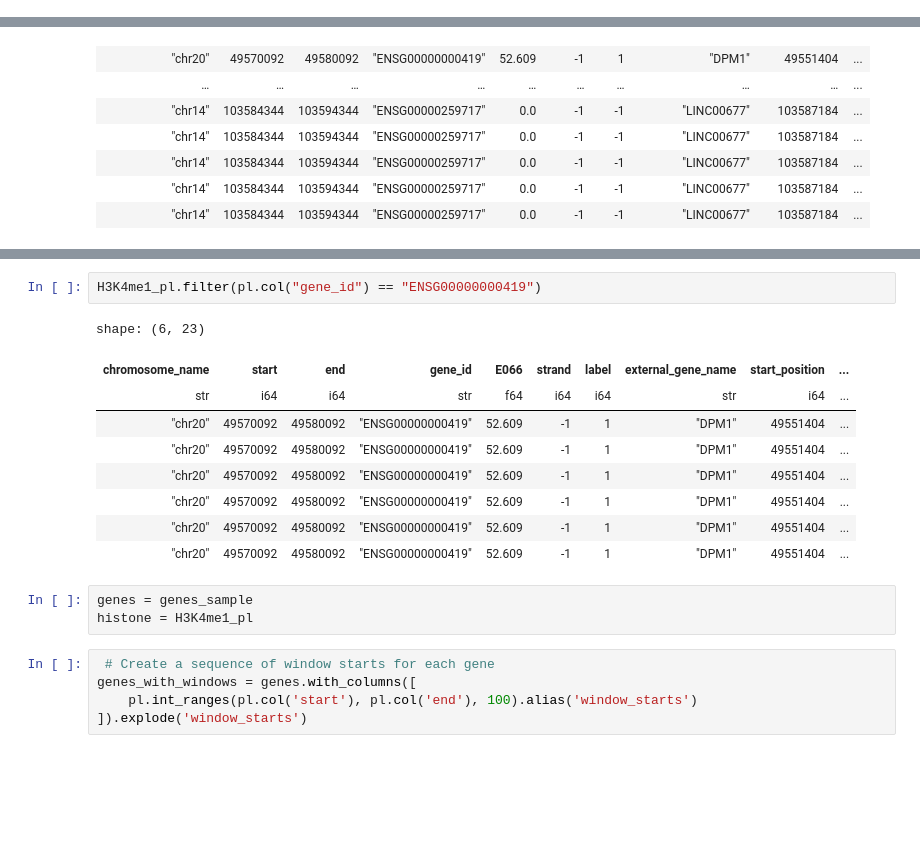
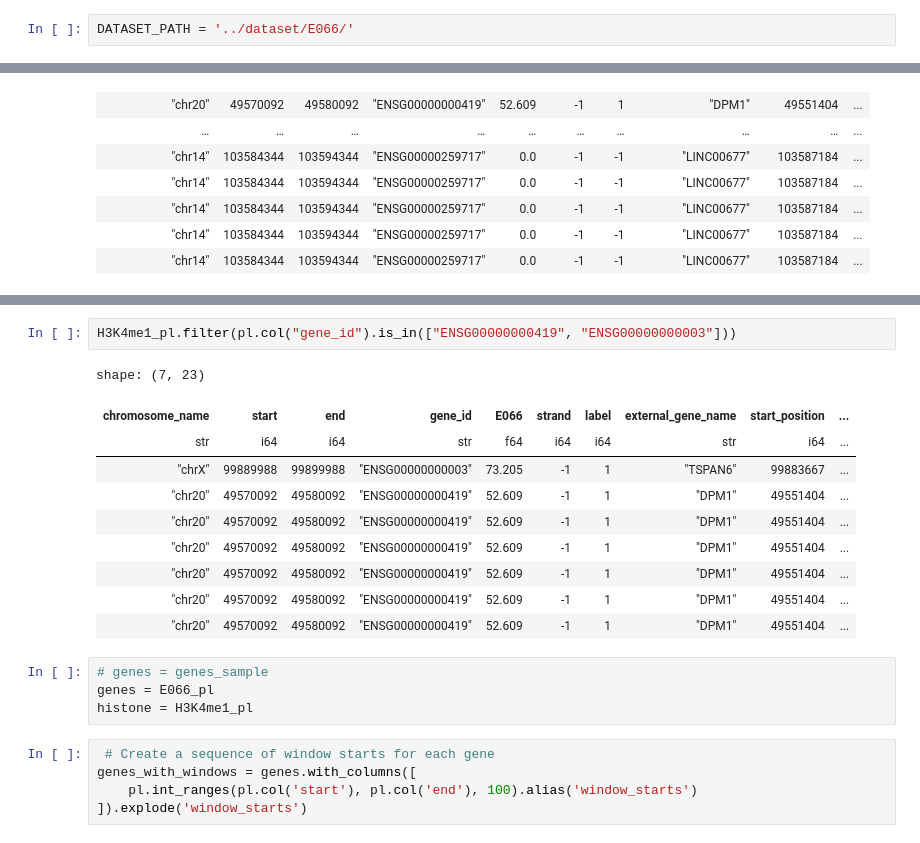
Before and after one commit to munif/epi-thesis, a Jupyter notebook: workflow/07_deepchrome/notebook/04.b. Gene Expression and Histone Join (with index, polars).ipynb, the cells around one changed output, grey strips where cells are left out. Cells and saved outputs as stored; diff of their text form; blank space fills up the shorter version.

```diff
--- a/workflow/07_deepchrome/notebook/04.b. Gene Expression and Histone Join (with index, polars).ipynb
+++ b/workflow/07_deepchrome/notebook/04.b. Gene Expression and Histone Join (with index, polars).ipynb
@@ -127,6 +111,8 @@ schema = pl.Schema({
         'end_position': pl.Int64,
         'tss': pl.Int64
 })
+# %%
+DATASET_PATH = '../dataset/E066/'
 # %%
 E066_pl = pl.read_csv(os.path.join(DATASET_PATH, "E066.bed"),
                       separator="\t",
@@ -183,10 +170,11 @@ shape: (1, 11)
 | "chr20" | 49570092 | 49580092 | "ENSG00000000419" | 52.609 | -1 | 1 | "DPM1" | 49551404 | ... |
 # %%
-H3K4me1_pl.filter(pl.col("gene_id") == "ENSG00000000419")
+H3K4me1_pl.filter(pl.col("gene_id").is_in(["ENSG00000000419", "ENSG00000000003"]))
 # %% [output]
-shape: (6, 23)
+shape: (7, 23)
 | chromosome_name | start | end | gene_id | E066 | strand | label | external_gene_name | start_position | ... |
 | str | i64 | i64 | str | f64 | i64 | i64 | str | i64 | ... |
+| "chrX" | 99889988 | 99899988 | "ENSG00000000003" | 73.205 | -1 | 1 | "TSPAN6" | 99883667 | ... |
 | "chr20" | 49570092 | 49580092 | "ENSG00000000419" | 52.609 | -1 | 1 | "DPM1" | 49551404 | ... |
 | "chr20" | 49570092 | 49580092 | "ENSG00000000419" | 52.609 | -1 | 1 | "DPM1" | 49551404 | ... |
 | "chr20" | 49570092 | 49580092 | "ENSG00000000419" | 52.609 | -1 | 1 | "DPM1" | 49551404 | ... |
@@ -194,7 +182,8 @@ shape: (6, 23)
 | "chr20" | 49570092 | 49580092 | "ENSG00000000419" | 52.609 | -1 | 1 | "DPM1" | 49551404 | ... |
 | "chr20" | 49570092 | 49580092 | "ENSG00000000419" | 52.609 | -1 | 1 | "DPM1" | 49551404 | ... |
 # %%
-genes = genes_sample
+# genes = genes_sample
+genes = E066_pl
 histone = H3K4me1_pl
 # %%
  # Create a sequence of window starts for each gene
```
Also changed, not shown: parts of 33 cells of this notebook, 11 other files.
